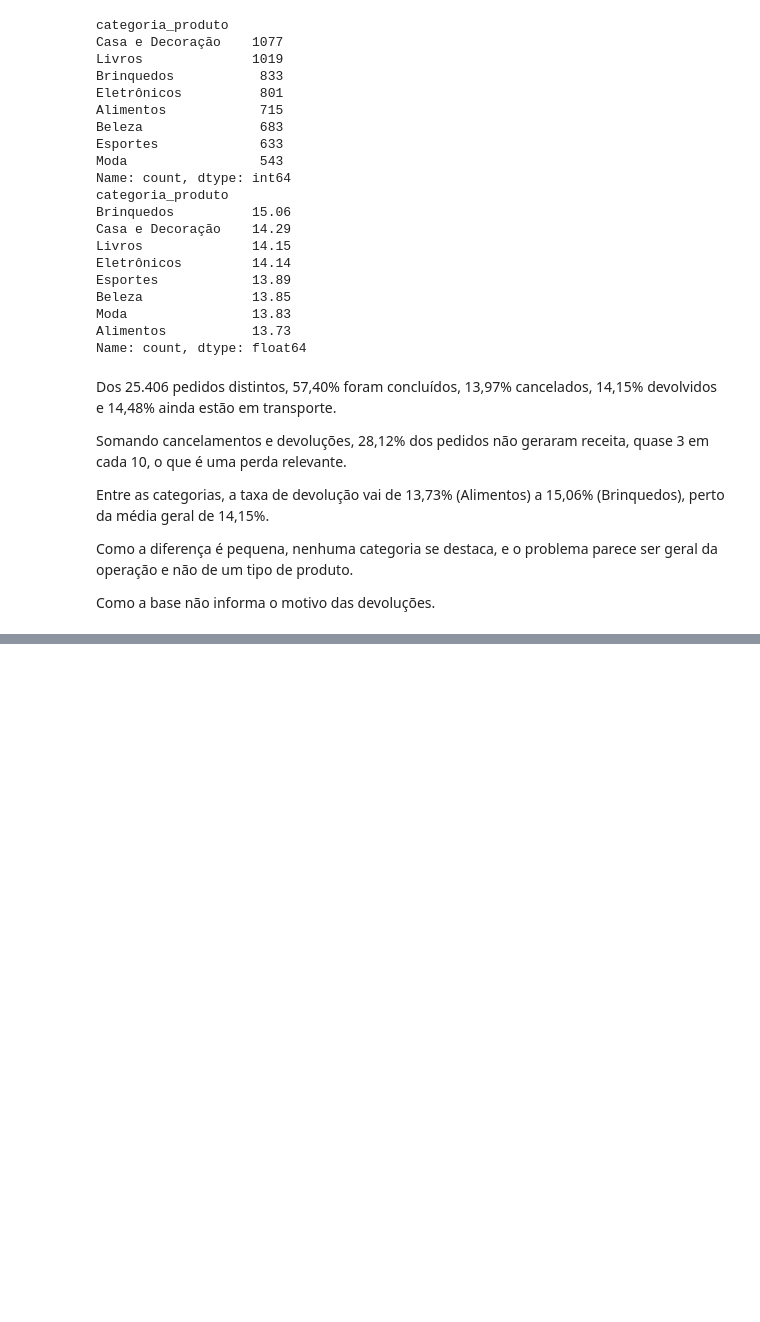
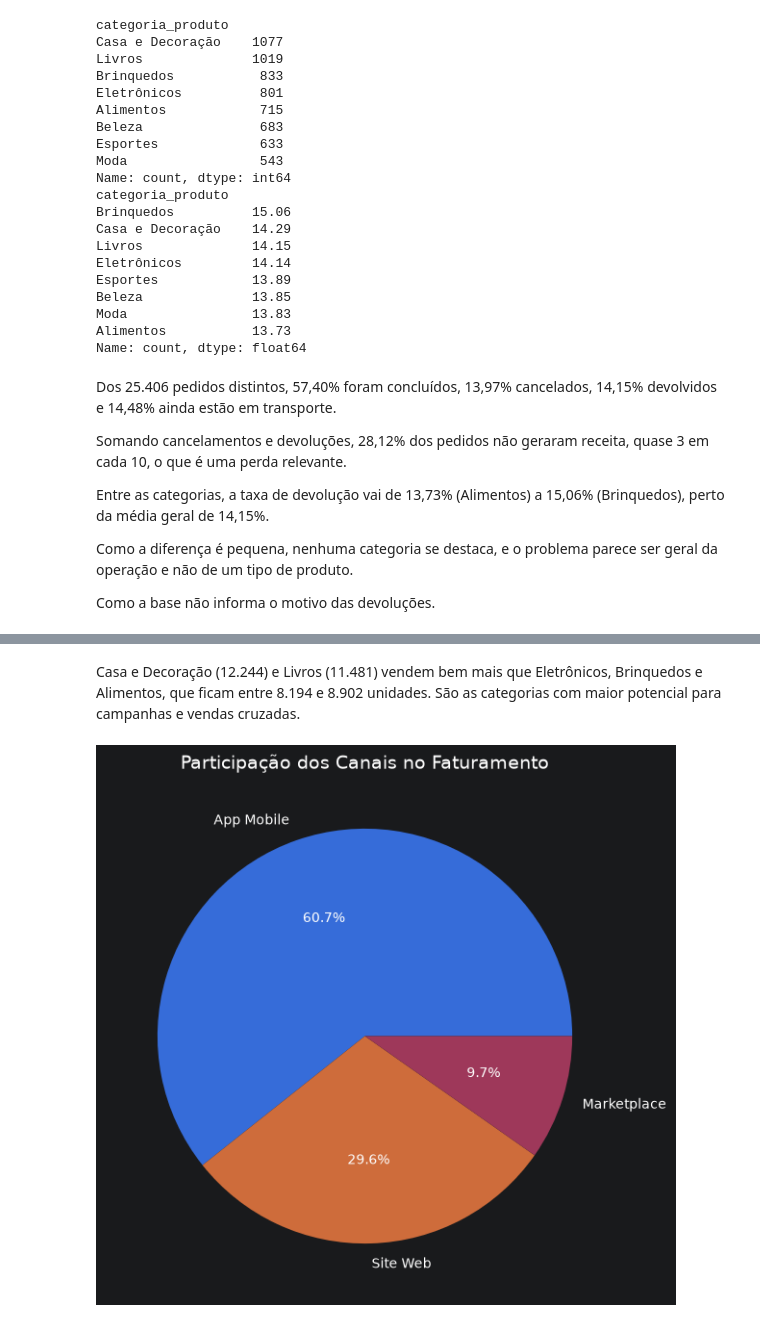
Before and after one commit to viniciusdevrr/ecommerce-data-analysis, a Jupyter notebook: analysis.ipynb, the cells around one changed output, grey strips where cells are left out. Saved outputs shown, nothing was run; the diff lists cells and outputs as text; code cells hidden in the pictures; blank space fills up the shorter version.

```diff
--- a/analysis.ipynb
+++ b/analysis.ipynb
@@ -514,0 +547,13 @@ Como a base não informa o motivo das devoluções.
+# %% [markdown]
+Casa e Decoração (12.244) e Livros (11.481) vendem bem mais que Eletrônicos, Brinquedos e Alimentos, que ficam entre 8.194 e 8.902 unidades. São as categorias com maior potencial para campanhas e vendas cruzadas.
+# %%
+plt.figure(figsize=(7, 7))
+
+# labels = nomes dos canais; autopct mostra o percentual em cada fatia
+plt.pie(canal, labels=canal.index, autopct="%1.1f%%")
+
+plt.title('Participação dos Canais no Faturamento', fontsize=14)
+
+plt.show()
+# %% [output]
+[figure, added]
```
Also changed, not shown: parts of 9 cells of this notebook.
